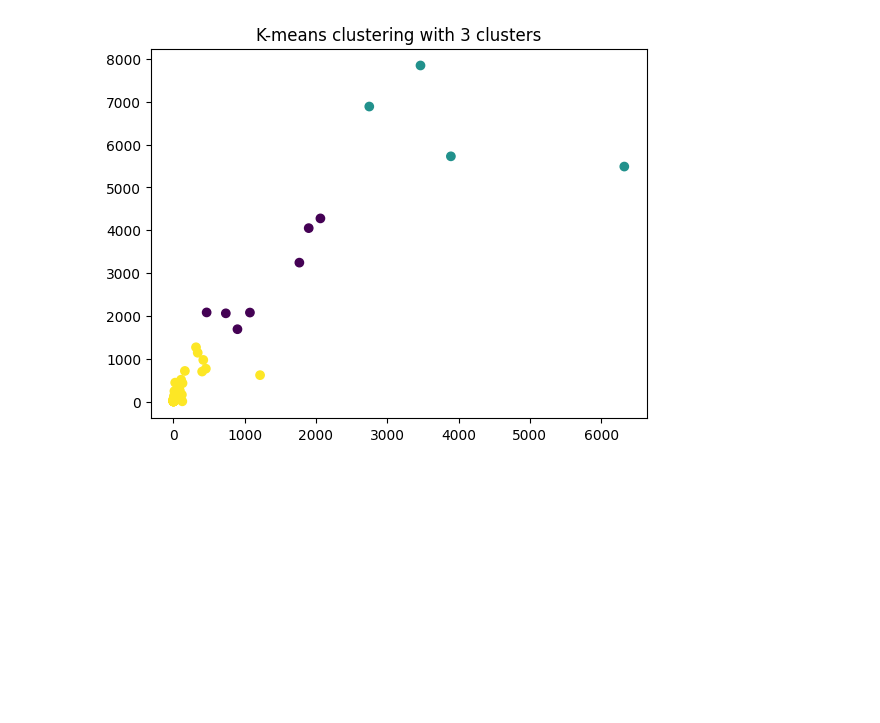
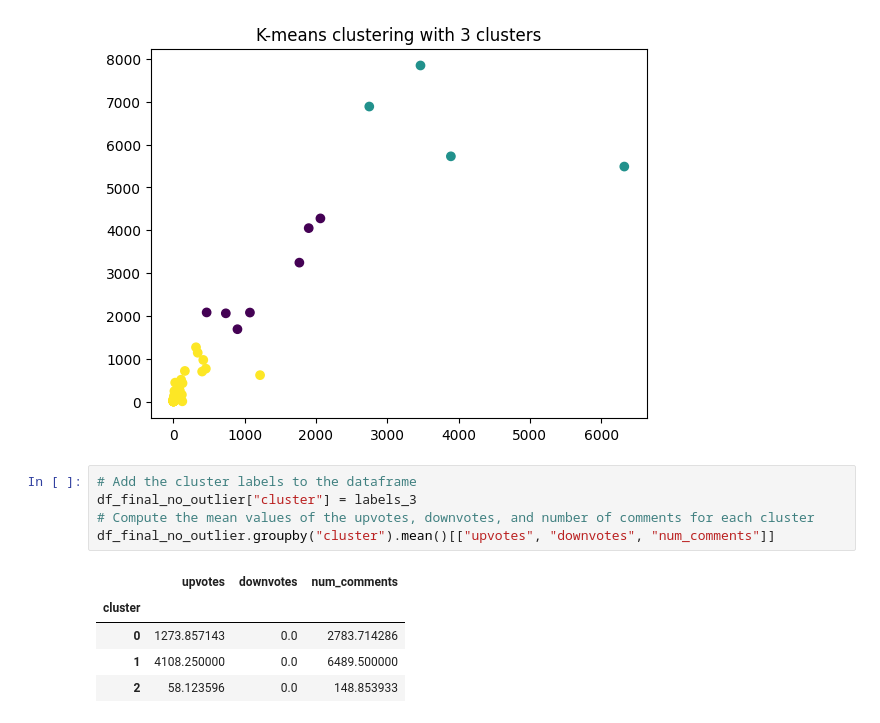
Before and after one commit to lengher289/Portfolio, a Jupyter notebook: reddit_pro_git/reddit_data_project.ipynb, the cells around one changed output. Saved outputs shown, nothing was run; the diff lists cells and outputs as text; blank space fills up the shorter version.

```diff
--- a/reddit_pro_git/reddit_data_project.ipynb
+++ b/reddit_pro_git/reddit_data_project.ipynb
@@ -238,3 +238,14 @@ plt.title("K-means clustering with 3 clusters")
 plt.show()
 # %% [output]
 [figure]
+# %%
+# Add the cluster labels to the dataframe
+df_final_no_outlier["cluster"] = labels_3
+# Compute the mean values of the upvotes, downvotes, and number of comments for each cluster
+df_final_no_outlier.groupby("cluster").mean()[["upvotes", "downvotes", "num_comments"]]
+# %% [output]
+|  | upvotes | downvotes | num_comments |
+| cluster |  |  |  |
+| 0 | 1273.857143 | 0.0 | 2783.714286 |
+| 1 | 4108.250000 | 0.0 | 6489.500000 |
+| 2 | 58.123596 | 0.0 | 148.853933 |
```
Also changed, not shown: parts of 2 cells of this notebook.
